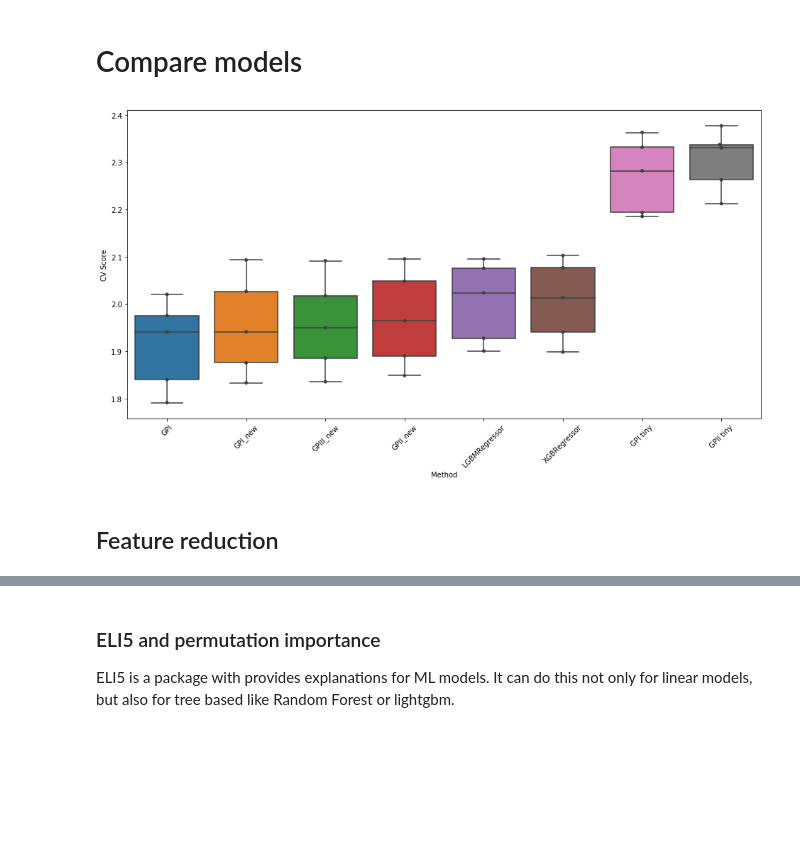
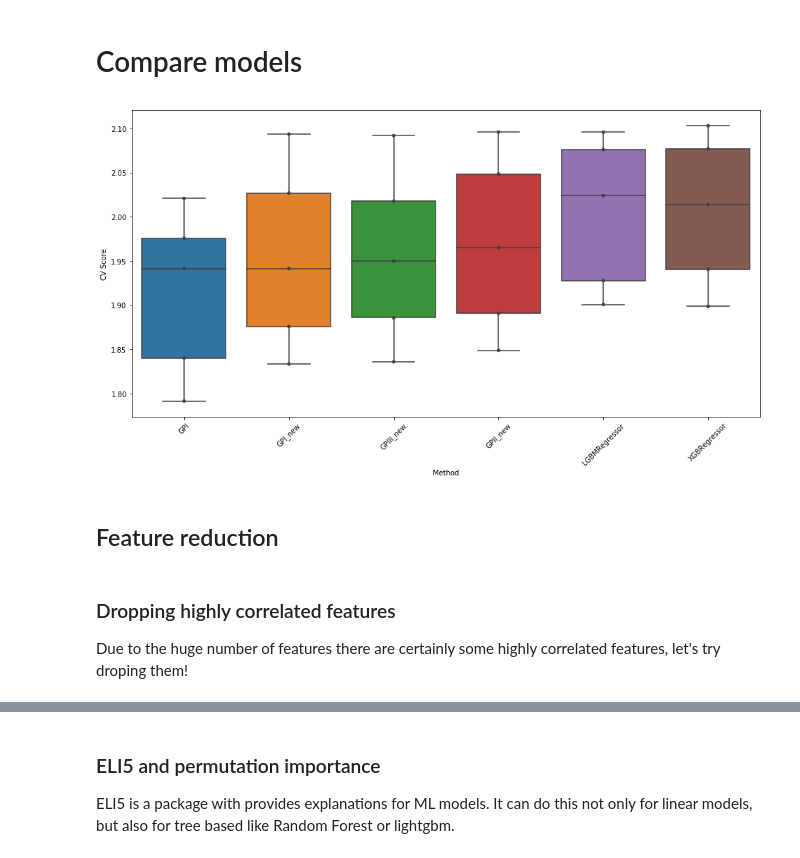
Before and after one commit to ricarddelgado/lanl-earthquake-kaggle, a Jupyter notebook: lanl_master_notebookv3.ipynb, the cells around one changed output, grey strips where cells are left out. Cells and saved outputs as stored; diff of their text form; code cells hidden in the pictures; blank space fills up the shorter version.

```diff
--- a/lanl_master_notebookv3.ipynb
+++ b/lanl_master_notebookv3.ipynb
@@ -257,6 +257,20 @@ def train_model(X, X_test, y, folds, params=None, model_type='lgb',
         else:
             X_train, X_valid = X.iloc[train_index], X.iloc[valid_index]
             y_train, y_valid = y.iloc[train_index], y.iloc[valid_index]
+
+        if model_type == 'lgb_sq':
+            model = lgb.LGBMRegressor(**params, n_estimators = 50000, n_jobs = -1)
+            model.fit(X_train, y_train,
+                      eval_set=[(X_train, y_train), (X_valid, y_valid)],
+                      eval_metric='rmse',
+                      verbose=0,
+                      early_stopping_rounds=2000)
+
+            y_pred_valid = model.predict(X_valid)
+            if force_positive:
+                y_pred_valid = y_pred_valid.clip(min=0)
+
+            y_pred = model.predict(X_test, num_iteration=model.best_iteration_)
 
         if model_type == 'lgb':
             model = lgb.LGBMRegressor(**params, n_estimators = 50000, n_jobs = -1)
@@ -316,18 +330,6 @@ def train_model(X, X_test, y, folds, params=None, model_type='lgb',
             if force_positive:
                 y_pred_valid = y_pred_valid.clip(min=0)
 
-        if model_type == 'gpi_tiny':
-            y_pred_valid = gpi_tiny(X_valid, activation=params['activation']).values
-            y_pred = gpi_tiny(X_test, activation=params['activation']).values
-            if force_positive:
-                y_pred_valid = y_pred_valid.clip(min=0)
-
-        if model_type == 'gpii_tiny':
-            y_pred_valid = gpii_tiny(X_valid, activation=params['activation']).values
-            y_pred = gpii_tiny(X_test, activation=params['activation']).values
-            if force_positive:
-                y_pred_valid = y_pred_valid.clip(min=0)
-
         oof[valid_index] = y_pred_valid.reshape(-1,)
         scores.append(mean_absolute_error(y_valid, y_pred_valid))
 
@@ -546,42 +503,33 @@ try:
 except NameError:
     print('LGBMRegressor not computed')
 try:
     scores_df['XGBRegressor'] = scores_xgb
 except NameError:
     print('XGBRegressor not computed')
 try:
     scores_df['GPI'] = scores_gpi
 except NameError:
     print('GPI not computed')
 try:
     scores_df['GPI_new'] = scores_gpi_new
 except NameError:
     print('GPI_new not computed')
 try:
     scores_df['GPII_new'] = scores_gpii_new
 except NameError:
     print('GPII_new not computed')
 try:
     scores_df['GPIII_new'] = scores_gpiii_new
 except NameError:
     print('GPIII_new not computed')
-try:
-    scores_df['GPI tiny'] = scores_gpi_tiny
-except NameError:
-    print('GPI tiny not computed')
-try:
-    scores_df['GPII tiny'] = scores_gpii_tiny
-except NameError:
-    print('GPII tiny not computed')
 
 ax = sns.boxplot(data=scores_df.reindex(scores_df.mean().sort_values().index, axis=1));
 ax = sns.swarmplot(data=scores_df.reindex(scores_df.mean().sort_values().index, axis=1), color=".25")
-#ax.set(yscale="log")
 
 plt.xticks(rotation=45);
 plt.xlabel('Method');
 plt.ylabel('CV Score');
 # %% [output]
-[figure, old version]
+[figure, new version]
 # %%
 #dill.dump_session('notebook_env.db')
@@ -589,2 +537,5 @@ dill.load_session('notebook_env.db')
 # %% [markdown]
 ## Feature reduction
+# %% [markdown]
+### Dropping highly correlated features
+Due to the huge number of features there are certainly some highly correlated features, let's try droping them!
```
Also changed, not shown: parts of 51 cells of this notebook.
